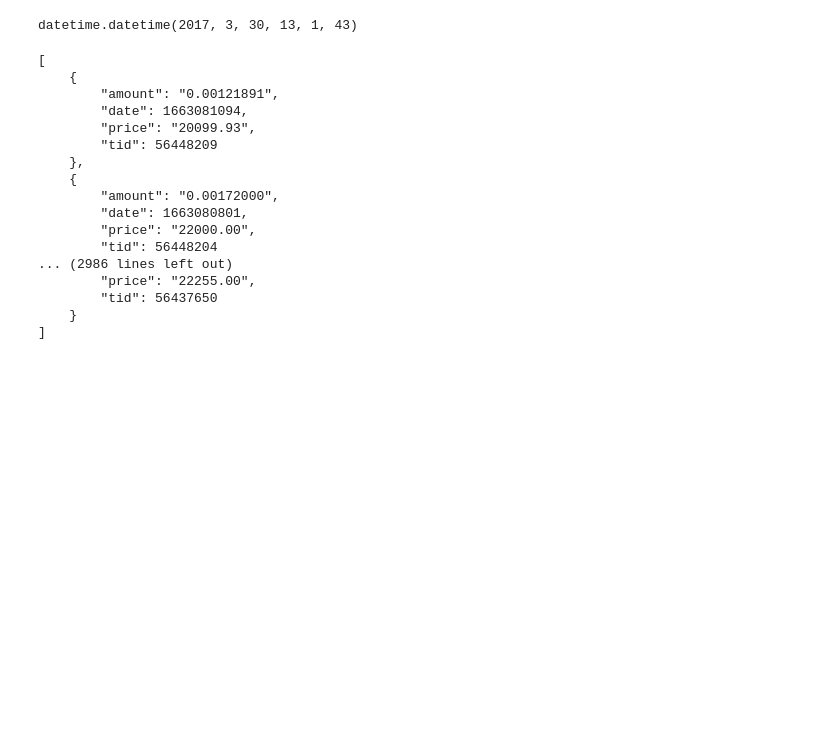
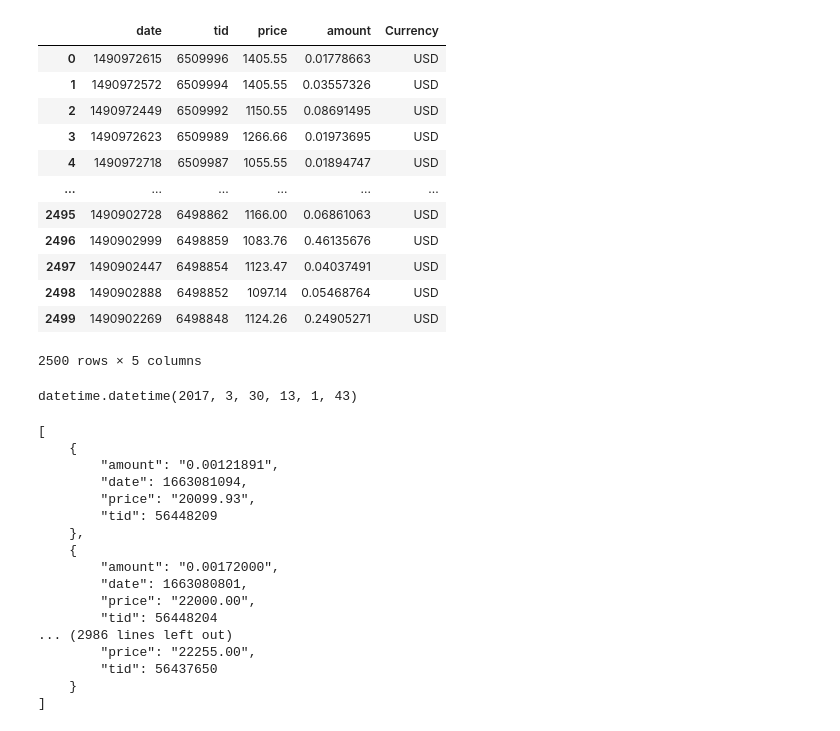
Before and after one commit to austinkennedy/crypto, a Jupyter notebook: code/extract_trades_lb.ipynb, the cells around one changed output. Cells and saved outputs as stored; diff of their text form; code cells hidden in the pictures; blank space fills up the shorter version.

```diff
--- a/code/extract_trades_lb.ipynb
+++ b/code/extract_trades_lb.ipynb
@@ -9,14 +10,18 @@ def jprint(obj):
     text = json.dumps(obj, sort_keys=True, indent = 4)
     print(text)
 # %%
+@backoff.on_exception(backoff.expo,
+                      requests.exceptions.RequestException,
+                      max_tries = 8)
+
 def get_trades(tid_start, tid_end, currency):
-    if tid_start <= tid_end: #make sure valid starting and ending values provided
+    if tid_start >= tid_end: #make sure valid starting and ending values provided
         tid = tid_start #initialize 'tid' to starting value
         tmp_list = [] #temp list to hold dfs from loop
         trades = pd.DataFrame() #final df of trades
 
 
-        while (tid <= tid_end):
+        while (tid >= tid_end):
 
             parameters = {
                 'max_tid': tid #passes current value of 'tid' as a parameter into the API request
@@ -25,11 +30,13 @@ def get_trades(tid_start, tid_end, currency):
             url = 'https://localbitcoins.com/bitcoincharts/' + str(currency) + '/trades.json'
 
             t = requests.get(url, params = parameters) #pull last 500 trades, starting with max_tid
+            print(t.status_code)
             df = pd.DataFrame(t.json()) #get JSON output into pd DataFrame
             tmp_list.append(df) #append to temp list
 
             tid_last = df['tid'].iloc[-1]
             tid = tid_last
+            print(tid)
 
 
 
@@ -37,8 +44,9 @@ def get_trades(tid_start, tid_end, currency):
 
 
 
-        trades = pd.concat(tmp_list) #concatinate all DFs in temp list into one dataframe
+        trades = pd.concat(tmp_list, ignore_index=True) #concatinate all DFs in temp list into one dataframe
         trades['Currency'] = str(currency) #append the currency to a column
+        return trades
 
 
     else:
@@ -49,0 +54,8 @@ JSONDecodeError: Expecting value: line 1 column 1 (char 0)
+# %%
+from timeit import default_timer as timer
+start = timer()
+test = get_trades(6500000, 6000000, 'USD')
+end = timer()
+time = end - start
+
+time
@@ -50,3 +81,19 @@ JSONDecodeError: Expecting value: line 1 column 1 (char 0)
+# %%
+test
+# %% [output]
+|  | date | tid | price | amount | Currency |
+| 0 | 1490972615 | 6509996 | 1405.55 | 0.01778663 | USD |
+| 1 | 1490972572 | 6509994 | 1405.55 | 0.03557326 | USD |
+| 2 | 1490972449 | 6509992 | 1150.55 | 0.08691495 | USD |
+| 3 | 1490972623 | 6509989 | 1266.66 | 0.01973695 | USD |
+| 4 | 1490972718 | 6509987 | 1055.55 | 0.01894747 | USD |
+| ... | ... | ... | ... | ... | ... |
+| 2495 | 1490902728 | 6498862 | 1166.00 | 0.06861063 | USD |
+| 2496 | 1490902999 | 6498859 | 1083.76 | 0.46135676 | USD |
+| 2497 | 1490902447 | 6498854 | 1123.47 | 0.04037491 | USD |
+| 2498 | 1490902888 | 6498852 | 1097.14 | 0.05468764 | USD |
+| 2499 | 1490902269 | 6498848 | 1124.26 | 0.24905271 | USD |
+2500 rows × 5 columns
 # %%
 datetime.fromtimestamp(1490900503)
 # %% [output]
```
Also changed, not shown: parts of 3 cells of this notebook.
